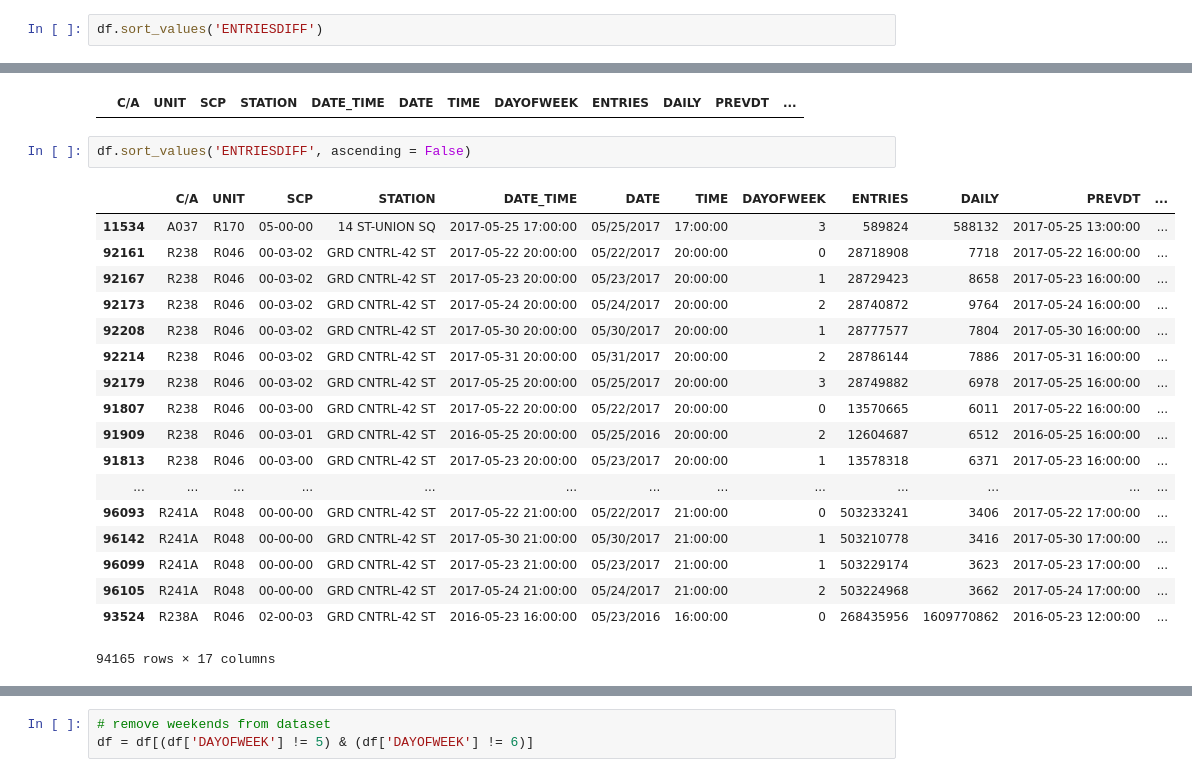
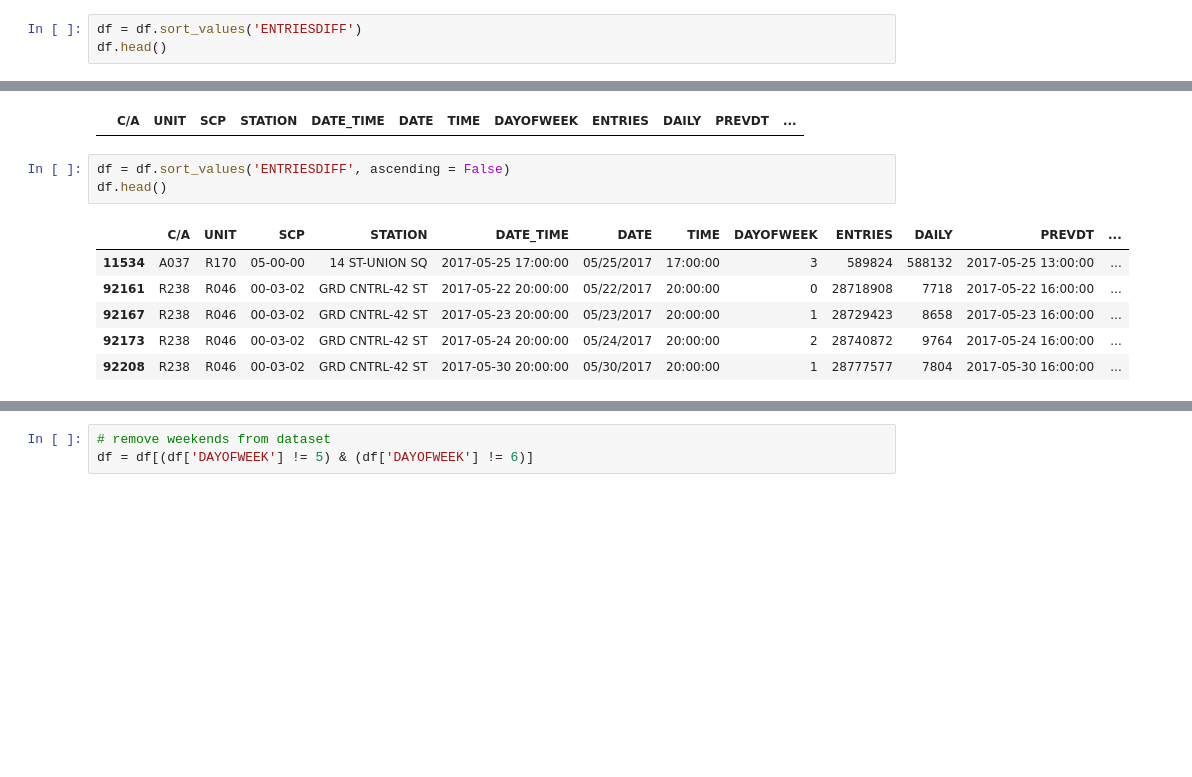
Before and after one commit to reichsmarc/mta_project, a Jupyter notebook: turnstile_cleaning.ipynb, the cells around one changed output, grey strips where cells are left out. Drawn from its saved outputs; the diff is of its cells as text; blank space fills up the shorter version.

```diff
--- a/turnstile_cleaning.ipynb
+++ b/turnstile_cleaning.ipynb
@@ -148,5 +129,6 @@ df['ENTRYPROP'] = df['ENTRIESDIFF']/df['DAILY']
 # %%
-df.sort_values('ENTRIESDIFF')
+df = df.sort_values('ENTRIESDIFF')
+df.head()
 # %% [output]
 |  | C/A | UNIT | SCP | STATION | DATE_TIME | DATE | TIME | DAYOFWEEK | ENTRIES | DAILY | PREVDT | ... |
 | 71267 | R226 | R131 | 02-03-00 | 23 ST | 2015-05-23 01:00:00 | 05/23/2015 | 01:00:00 | 5 | 9466120 | 236 | 2017-06-02 21:00:00 | ... |
@@ -201,26 +171,15 @@ df[df['TIMEBLOCK'].isnull()]
 # %% [output]
 |  | C/A | UNIT | SCP | STATION | DATE_TIME | DATE | TIME | DAYOFWEEK | ENTRIES | DAILY | PREVDT | ... |
 # %%
-df.sort_values('ENTRIESDIFF', ascending = False)
+df = df.sort_values('ENTRIESDIFF', ascending = False)
+df.head()
 # %% [output]
 |  | C/A | UNIT | SCP | STATION | DATE_TIME | DATE | TIME | DAYOFWEEK | ENTRIES | DAILY | PREVDT | ... |
 | 11534 | A037 | R170 | 05-00-00 | 14 ST-UNION SQ | 2017-05-25 17:00:00 | 05/25/2017 | 17:00:00 | 3 | 589824 | 588132 | 2017-05-25 13:00:00 | ... |
 | 92161 | R238 | R046 | 00-03-02 | GRD CNTRL-42 ST | 2017-05-22 20:00:00 | 05/22/2017 | 20:00:00 | 0 | 28718908 | 7718 | 2017-05-22 16:00:00 | ... |
 | 92167 | R238 | R046 | 00-03-02 | GRD CNTRL-42 ST | 2017-05-23 20:00:00 | 05/23/2017 | 20:00:00 | 1 | 28729423 | 8658 | 2017-05-23 16:00:00 | ... |
 | 92173 | R238 | R046 | 00-03-02 | GRD CNTRL-42 ST | 2017-05-24 20:00:00 | 05/24/2017 | 20:00:00 | 2 | 28740872 | 9764 | 2017-05-24 16:00:00 | ... |
 | 92208 | R238 | R046 | 00-03-02 | GRD CNTRL-42 ST | 2017-05-30 20:00:00 | 05/30/2017 | 20:00:00 | 1 | 28777577 | 7804 | 2017-05-30 16:00:00 | ... |
-| 92214 | R238 | R046 | 00-03-02 | GRD CNTRL-42 ST | 2017-05-31 20:00:00 | 05/31/2017 | 20:00:00 | 2 | 28786144 | 7886 | 2017-05-31 16:00:00 | ... |
-| 92179 | R238 | R046 | 00-03-02 | GRD CNTRL-42 ST | 2017-05-25 20:00:00 | 05/25/2017 | 20:00:00 | 3 | 28749882 | 6978 | 2017-05-25 16:00:00 | ... |
-| 91807 | R238 | R046 | 00-03-00 | GRD CNTRL-42 ST | 2017-05-22 20:00:00 | 05/22/2017 | 20:00:00 | 0 | 13570665 | 6011 | 2017-05-22 16:00:00 | ... |
-| 91909 | R238 | R046 | 00-03-01 | GRD CNTRL-42 ST | 2016-05-25 20:00:00 | 05/25/2016 | 20:00:00 | 2 | 12604687 | 6512 | 2016-05-25 16:00:00 | ... |
-| 91813 | R238 | R046 | 00-03-00 | GRD CNTRL-42 ST | 2017-05-23 20:00:00 | 05/23/2017 | 20:00:00 | 1 | 13578318 | 6371 | 2017-05-23 16:00:00 | ... |
-| ... | ... | ... | ... | ... | ... | ... | ... | ... | ... | ... | ... | ... |
-| 96093 | R241A | R048 | 00-00-00 | GRD CNTRL-42 ST | 2017-05-22 21:00:00 | 05/22/2017 | 21:00:00 | 0 | 503233241 | 3406 | 2017-05-22 17:00:00 | ... |
-| 96142 | R241A | R048 | 00-00-00 | GRD CNTRL-42 ST | 2017-05-30 21:00:00 | 05/30/2017 | 21:00:00 | 1 | 503210778 | 3416 | 2017-05-30 17:00:00 | ... |
-| 96099 | R241A | R048 | 00-00-00 | GRD CNTRL-42 ST | 2017-05-23 21:00:00 | 05/23/2017 | 21:00:00 | 1 | 503229174 | 3623 | 2017-05-23 17:00:00 | ... |
-| 96105 | R241A | R048 | 00-00-00 | GRD CNTRL-42 ST | 2017-05-24 21:00:00 | 05/24/2017 | 21:00:00 | 2 | 503224968 | 3662 | 2017-05-24 17:00:00 | ... |
-| 93524 | R238A | R046 | 02-00-03 | GRD CNTRL-42 ST | 2016-05-23 16:00:00 | 05/23/2016 | 16:00:00 | 0 | 268435956 | 1609770862 | 2016-05-23 12:00:00 | ... |
-94165 rows × 17 columns
 # %%
 # drop specific turnstiles with inaccurate ridership counts
 
```
Also changed, not shown: parts of 7 cells of this notebook.
